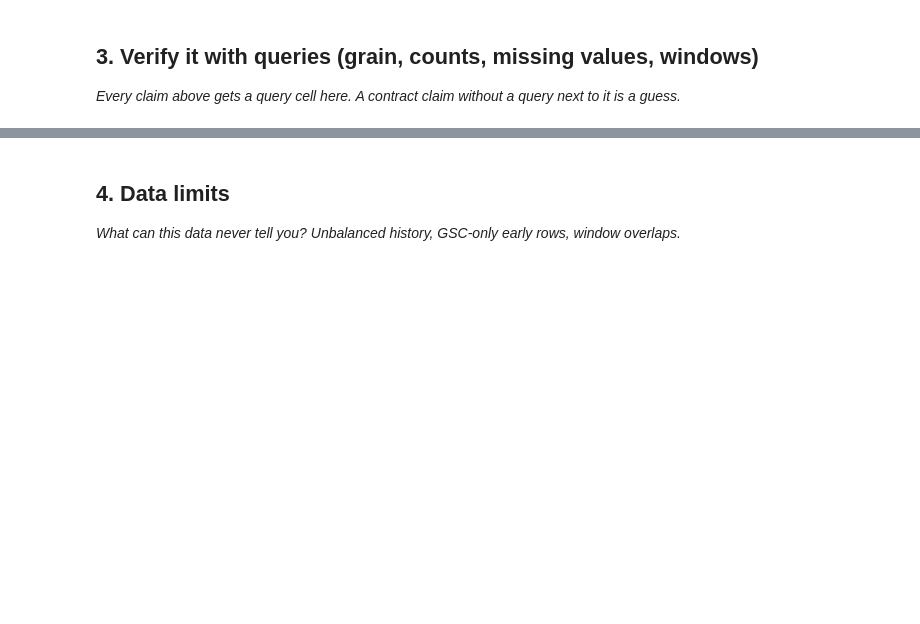
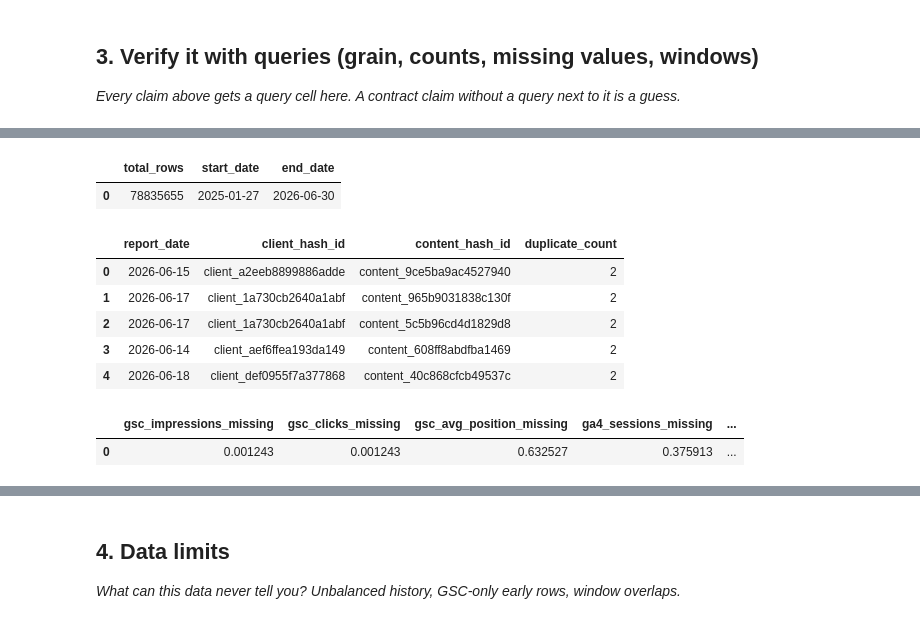
Before and after one commit to ma5029blp-wq/ML-flyrank-internship, a Jupyter notebook: work/notebooks/w03_data_contract.ipynb, the cells around one changed output, grey strips where cells are left out. Drawn from its saved outputs; the diff is of its cells as text; code cells hidden in the pictures; blank space fills up the shorter version.

```diff
--- a/work/notebooks/w03_data_contract.ipynb
+++ b/work/notebooks/w03_data_contract.ipynb
@@ -27,3 +252,54 @@ This skeleton is yours to fill. Work the sections **in order** — each one has
 # %%
 # This cell is for CODE (numbers, a query, a check).
 # Write your text answer in the cell ABOVE this one — typing sentences here breaks Run All.
+
+
+# verify total rows and date window
+con.sql(f"""
+SELECT
+    COUNT(*) AS total_rows,
+    MIN(report_date) AS start_date,
+    MAX(report_date) AS end_date
+FROM {TABLES['fact_daily']}
+""").df()
+# %% [output]
+|  | total_rows | start_date | end_date |
+| 0 | 78835655 | 2025-01-27 | 2026-06-30 |
+# %%
+# Verify grain
+
+con.sql(f"""
+SELECT
+    report_date,
+    client_hash_id,
+    content_hash_id,
+    COUNT(*) AS duplicate_count
+FROM {TABLES['fact_daily']}
+GROUP BY
+    report_date,
+    client_hash_id,
+    content_hash_id
+HAVING COUNT(*) > 1
+LIMIT 5
+""").df()
+# %% [output]
+|  | report_date | client_hash_id | content_hash_id | duplicate_count |
+| 0 | 2026-06-15 | client_a2eeb8899886adde | content_9ce5ba9ac4527940 | 2 |
+| 1 | 2026-06-17 | client_1a730cb2640a1abf | content_965b9031838c130f | 2 |
+| 2 | 2026-06-17 | client_1a730cb2640a1abf | content_5c5b96cd4d1829d8 | 2 |
+| 3 | 2026-06-14 | client_aef6ffea193da149 | content_608ff8abdfba1469 | 2 |
+| 4 | 2026-06-18 | client_def0955f7a377868 | content_40c868cfcb49537c | 2 |
+# %%
+#Verify missing values
+con.sql(f"""
+SELECT
+    AVG(CASE WHEN gsc_impressions IS NULL THEN 1.0 ELSE 0 END) AS gsc_impressions_missing,
+    AVG(CASE WHEN gsc_clicks IS NULL THEN 1.0 ELSE 0 END) AS gsc_clicks_missing,
+    AVG(CASE WHEN gsc_avg_position IS NULL THEN 1.0 ELSE 0 END) AS gsc_avg_position_missing,
+    AVG(CASE WHEN ga4_sessions IS NULL THEN 1.0 ELSE 0 END) AS ga4_sessions_missing,
+    AVG(CASE WHEN scroll_events IS NULL THEN 1.0 ELSE 0 END) AS scroll_events_missing
+FROM {TABLES['fact_daily']}
+""").df()
+# %% [output]
+|  | gsc_impressions_missing | gsc_clicks_missing | gsc_avg_position_missing | ga4_sessions_missing | ... |
+| 0 | 0.001243 | 0.001243 | 0.632527 | 0.375913 | ... |
```
Also changed, not shown: parts of 17 cells of this notebook.
